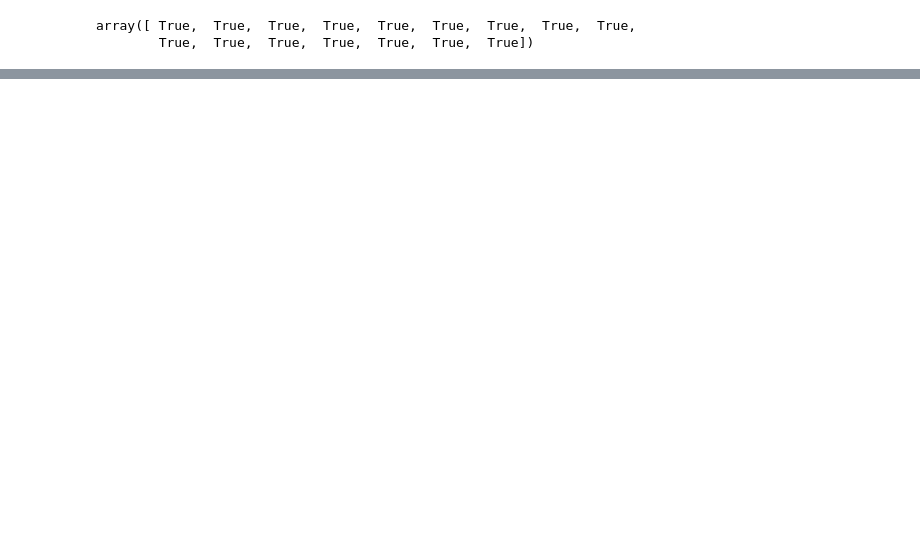
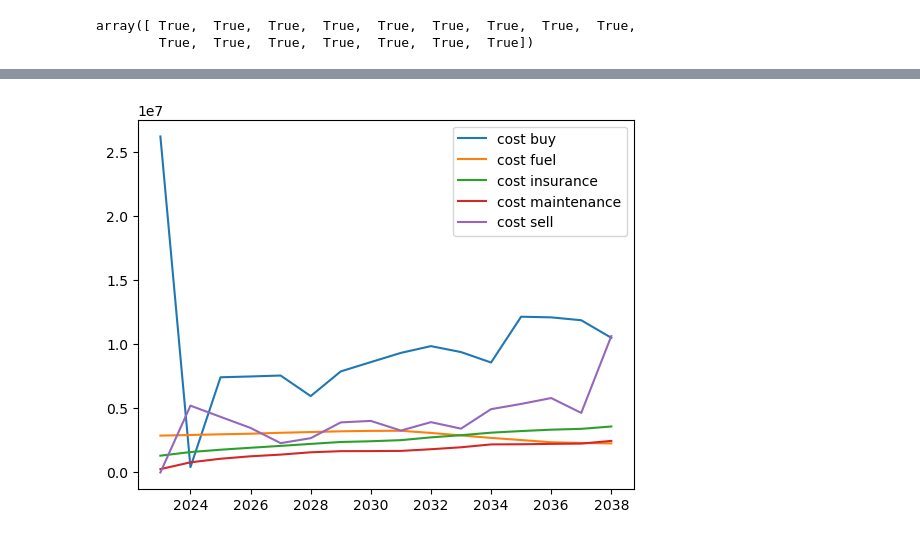
Before and after one commit to harryyudha7/fleet_optimization, a Jupyter notebook: solution4.ipynb, the cells around one changed output, grey strips where cells are left out. Cells and saved outputs as stored; diff of their text form; code cells hidden in the pictures; blank space fills up the shorter version.

```diff
--- a/solution4.ipynb
+++ b/solution4.ipynb
@@ -713,0 +799,10 @@ df_submission.to_csv('submission_4.csv')
+# %%
+plt.plot(unique_year,dict_cost_buy.values())
+plt.plot(unique_year,dict_cost_fuel.values())
+plt.plot(unique_year,dict_cost_ins.values())
+plt.plot(unique_year,dict_cost_mnt.values())
+plt.plot(unique_year,dict_cost_sell.values())
+plt.legend(['cost buy','cost fuel', 'cost insurance','cost maintenance','cost sell'])
+plt.show()
+# %% [output]
+[figure, added]
```
Also changed, not shown: parts of 25 cells of this notebook, 11 other files.
